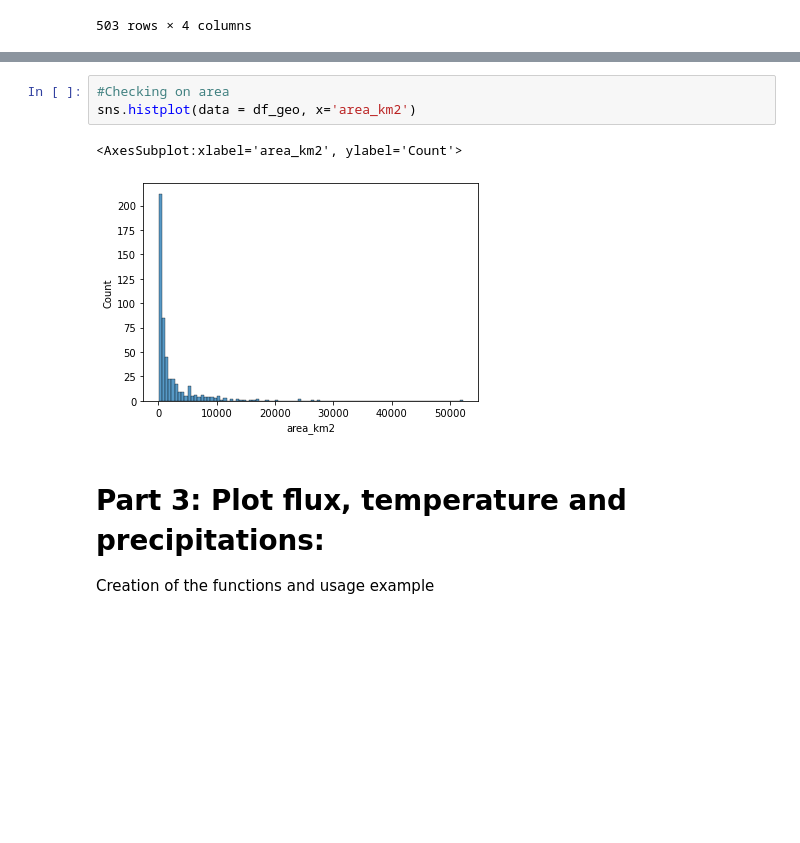
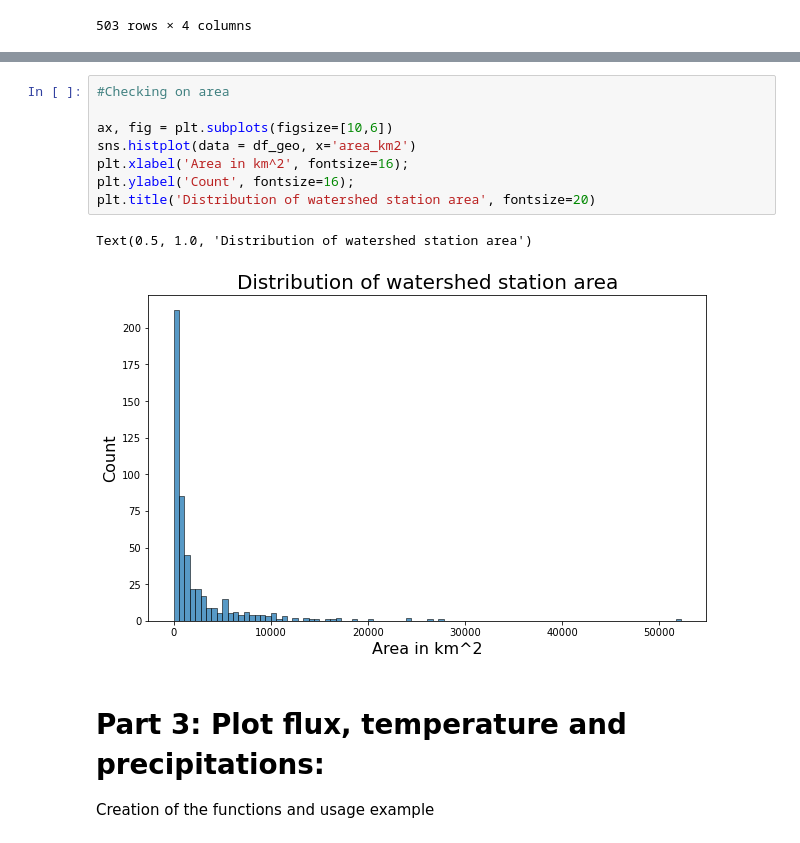
Before and after one commit to phabrahao/challenge_watershed, a Jupyter notebook: watershed_challenge_pedro_abrahao.ipynb, the cells around one changed output, grey strips where cells are left out. Drawn from its saved outputs; the diff is of its cells as text; blank space fills up the shorter version.

```diff
--- a/watershed_challenge_pedro_abrahao.ipynb
+++ b/watershed_challenge_pedro_abrahao.ipynb
@@ -179,9 +209,14 @@ sns.histplot(data = df_geo, x='mean_elev')
 # %%
 #Checking on area
+
+ax, fig = plt.subplots(figsize=[10,6])
 sns.histplot(data = df_geo, x='area_km2')
+plt.xlabel('Area in km^2', fontsize=16);
+plt.ylabel('Count', fontsize=16);
+plt.title('Distribution of watershed station area', fontsize=20)
 # %% [output]
-<AxesSubplot:xlabel='area_km2', ylabel='Count'>
+Text(0.5, 1.0, 'Distribution of watershed station area')
-[figure, old version]
+[figure, new version]
 # %% [markdown]
 # Part 3: Plot flux, temperature and precipitations:
 Creation of the functions and usage example
```
Also changed, not shown: parts of 36 cells of this notebook.
